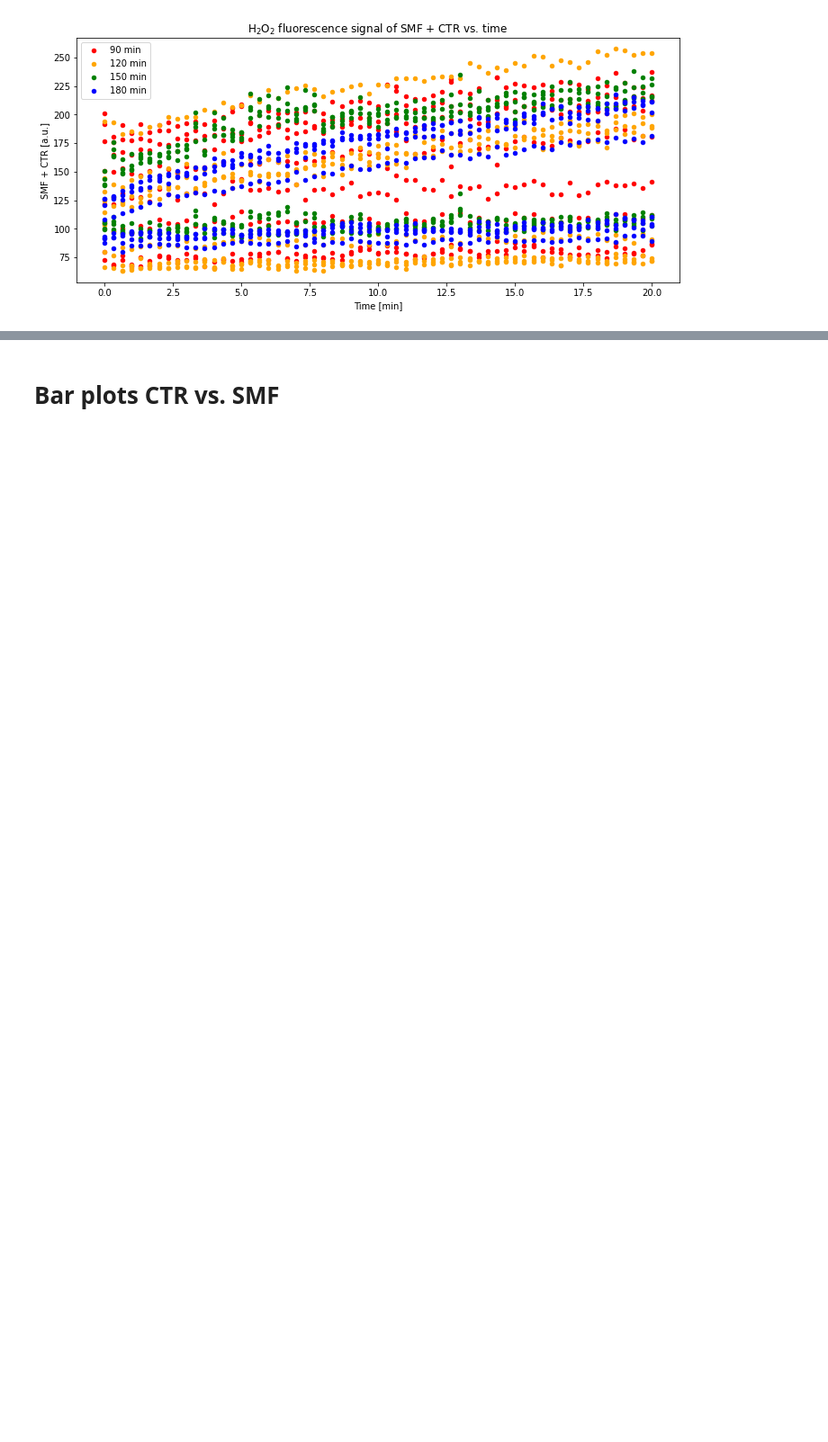
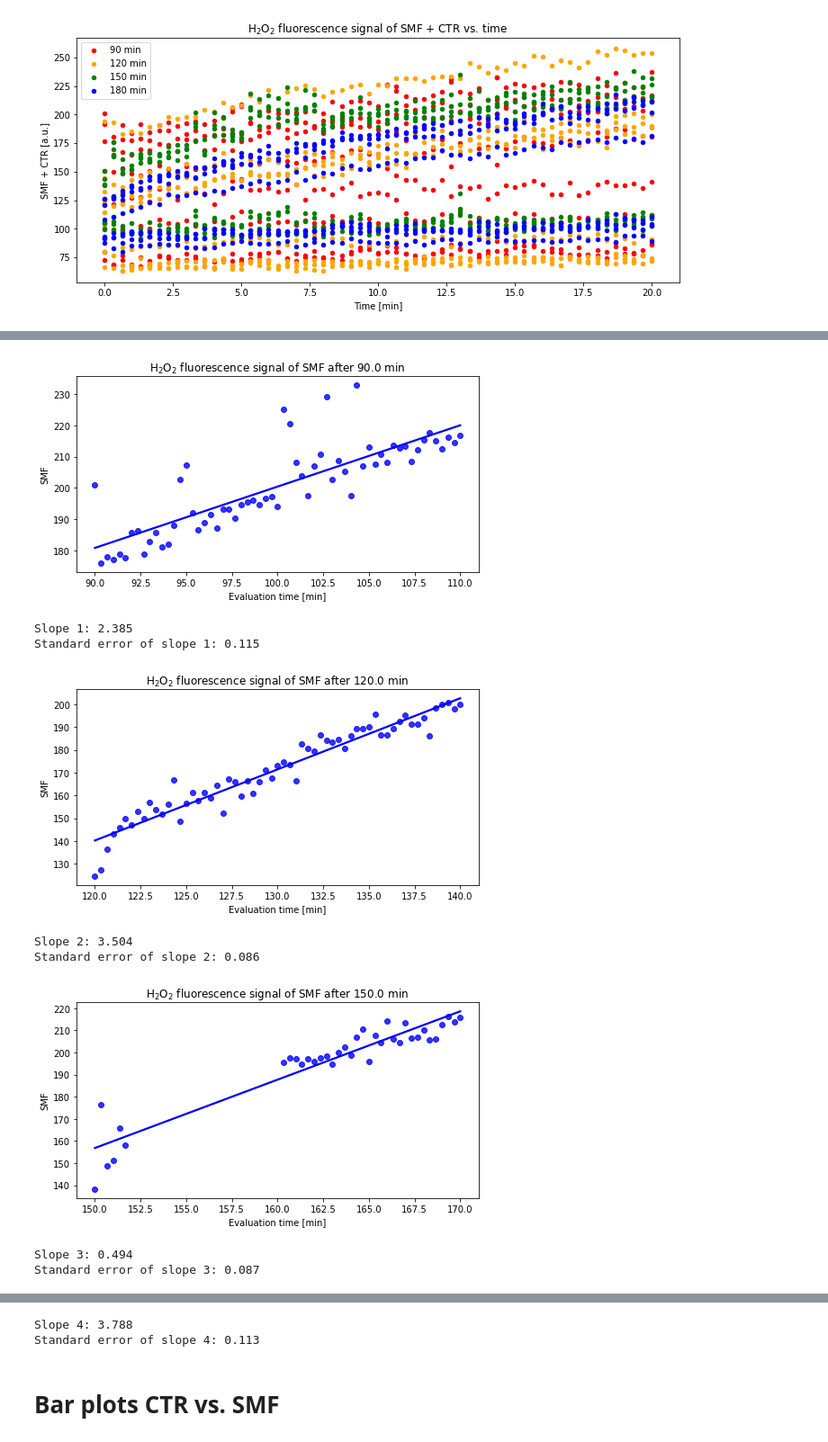
Before and after one commit to Abasaltgithub/MF_Cell_Analysis, a Jupyter notebook: H2O2_90_120_150_180min.ipynb, the cells around one changed output, grey strips where cells are left out. Shown: that part at 90% size. Cells and saved outputs as stored; diff of their text form; code cells hidden in the pictures; blank space fills up the shorter version.

```diff
--- a/H2O2_90_120_150_180min.ipynb
+++ b/H2O2_90_120_150_180min.ipynb
@@ -136,0 +139,59 @@ Slope of the linear fit =  0.9906471348196898
+# %%
+import pandas as pd
+import seaborn as sns
+import matplotlib.pyplot as plt
+from scipy.stats import linregress
+
+dfs = [(df90, 90), (df120, 120), (df150, 150), (df180, 180)]
+SMFs = []
+CTRs = []
+times = []
+
+for df, start_time in dfs:
+    SMF = []
+    CTR = []
+    time = []
+    for i in range(0, len(df['SMF'].dropna())//8, 1):
+        list = i*20/60 + start_time
+        time.append(list)
+    for i in range(0, len(df['SMF'].dropna()), 8):
+        listB = df['SMF'].dropna()
+        listB = listB.tolist()[i]
+        SMF.append(listB)
+    for i in range(4, len(df['SMF'].dropna()), 8):
+        listB = df['SMF'].dropna()
+        listB = listB.tolist()[i]
+        CTR.append(listB)
+    SMFs.append(SMF)
+    CTRs.append(CTR)
+    times.append(time)
+
+dicts = [{'SMF': SMF, 'CTR': CTR, 'Time': time}
+         for SMF, CTR, time in zip(SMFs, CTRs, times)]
+dfs = [pd.DataFrame(dict) for dict in dicts]
+
+for i, df in enumerate(dfs):
+    if i == 2:
+        df = df.drop(df[(df['Time'] >= 152) & (df['Time'] <= 160)].index)
+    df.to_excel(f'out_{i+1}.xlsx', engine='xlsxwriter')
+    slope, intercept, r_value, p_value, std_err = linregress(
+        df['Time'], df['CTR'])
+    fig, axes = plt.subplots(nrows=1, ncols=1, figsize=(8, 4))
+    sns.regplot(ax=axes, x=df['Time'], y=df['SMF'], color="b", ci=None)
+    plt.title(
+        f"H$_{{2}}$O$_{{2}}$ fluorescence signal of SMF after {dfs[i]['Time'].iloc[0]} min")
+    plt.xlabel('Evaluation time [min]')
+    plt.savefig(f'SMF_time_{i+1}.png', bbox_inches='tight')
+    plt.show()
+    print(f"Slope {i+1}: {slope:.3f}")
+    print(f"Standard error of slope {i+1}: {std_err:.3f}")
+# %% [output]
+[figure, added]
+Slope 1: 2.385
+Standard error of slope 1: 0.115
+[figure, added]
+Slope 2: 3.504
+Standard error of slope 2: 0.086
+[figure, added]
+Slope 3: 0.494
+Standard error of slope 3: 0.087
@@ -137,3 +199,5 @@ Slope of the linear fit =  0.9906471348196898
+Slope 4: 3.788
+Standard error of slope 4: 0.113
 # %% [markdown]
 # Bar plots CTR vs. SMF
 # %%
```
Also changed, not shown: parts of 7 cells of this notebook, 17 other files.
